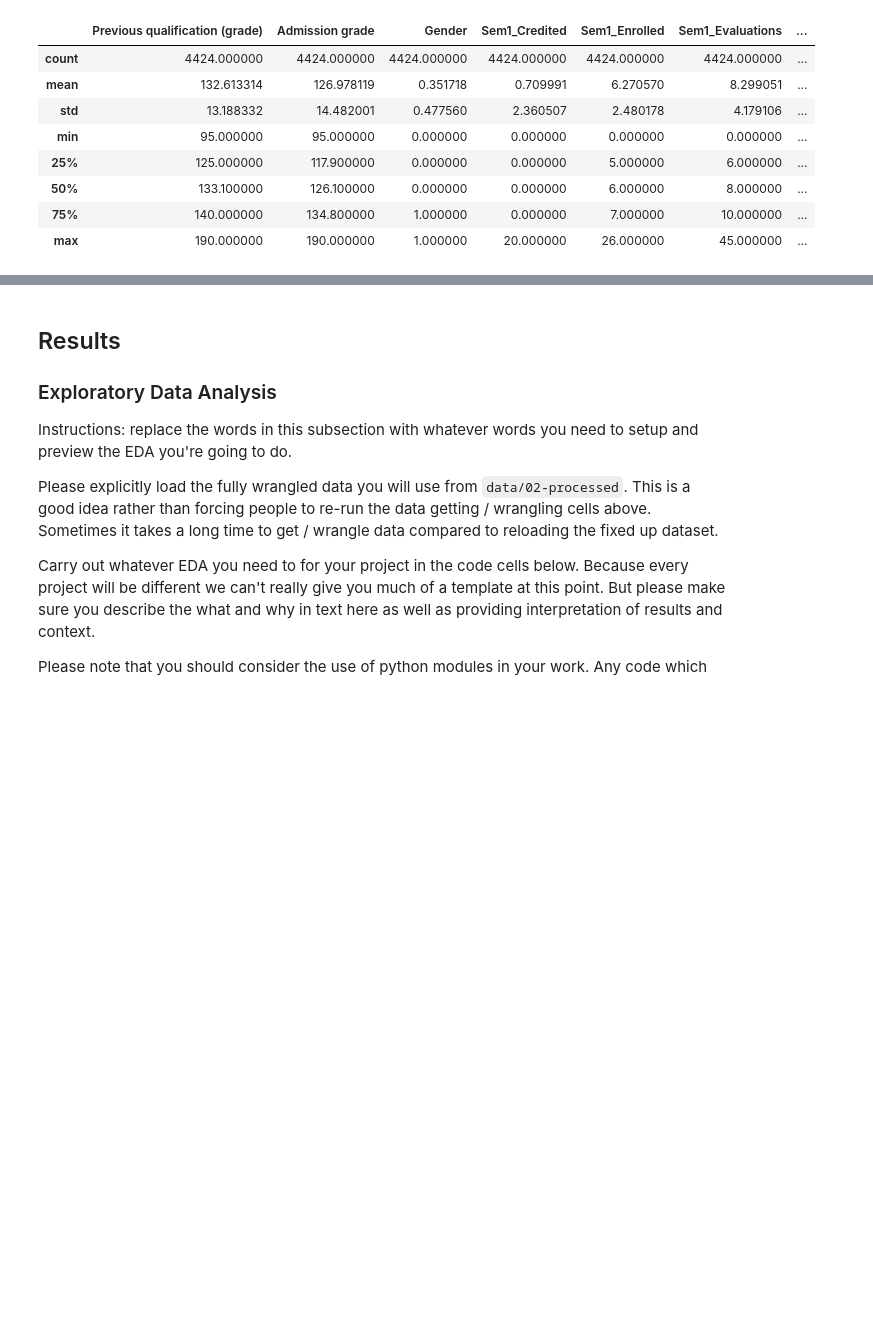
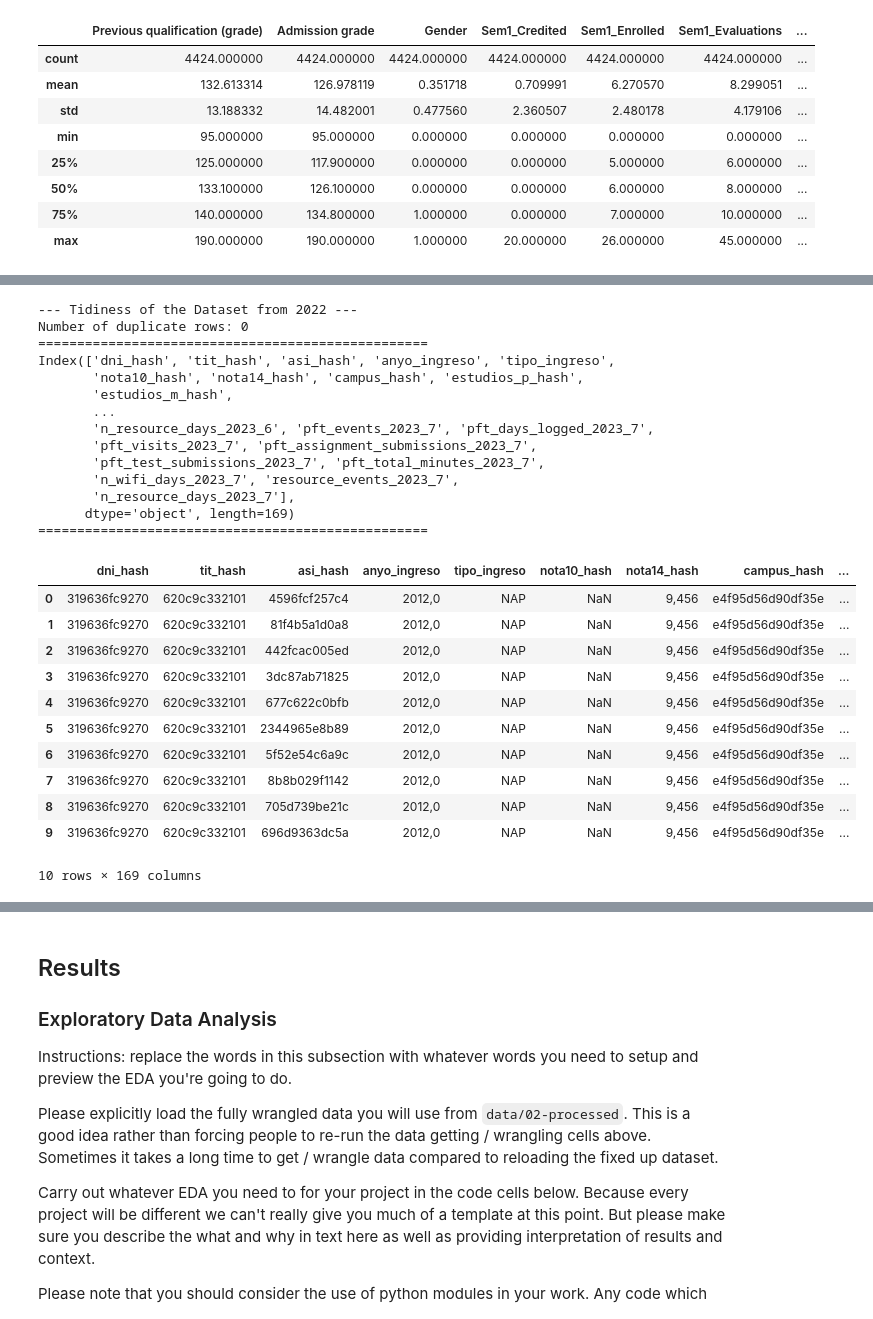
Before and after one commit to COGS108/Group127_WI26, a Jupyter notebook: 02-EDACheckpoint.ipynb, the cells around one changed output, grey strips where cells are left out. Saved outputs shown, nothing was run; the diff lists cells and outputs as text; code cells hidden in the pictures; blank space fills up the shorter version.

```diff
--- a/02-EDACheckpoint.ipynb
+++ b/02-EDACheckpoint.ipynb
@@ -297,0 +376,29 @@ data1_clean.describe()
+# %%
+tidiness_function(data2_2022, 'Tidiness of the Dataset from 2022')
+# %% [output]
+--- Tidiness of the Dataset from 2022 ---
+Number of duplicate rows: 0
+==================================================
+Index(['dni_hash', 'tit_hash', 'asi_hash', 'anyo_ingreso', 'tipo_ingreso',
+       'nota10_hash', 'nota14_hash', 'campus_hash', 'estudios_p_hash',
+       'estudios_m_hash',
+       ...
+       'n_resource_days_2023_6', 'pft_events_2023_7', 'pft_days_logged_2023_7',
+       'pft_visits_2023_7', 'pft_assignment_submissions_2023_7',
+       'pft_test_submissions_2023_7', 'pft_total_minutes_2023_7',
+       'n_wifi_days_2023_7', 'resource_events_2023_7',
+       'n_resource_days_2023_7'],
+      dtype='object', length=169)
+==================================================
+|  | dni_hash | tit_hash | asi_hash | anyo_ingreso | tipo_ingreso | nota10_hash | nota14_hash | campus_hash | ... |
+| 0 | 319636fc9270 | 620c9c332101 | 4596fcf257c4 | 2012,0 | NAP | NaN | 9,456 | e4f95d56d90df35e | ... |
+| 1 | 319636fc9270 | 620c9c332101 | 81f4b5a1d0a8 | 2012,0 | NAP | NaN | 9,456 | e4f95d56d90df35e | ... |
+| 2 | 319636fc9270 | 620c9c332101 | 442fcac005ed | 2012,0 | NAP | NaN | 9,456 | e4f95d56d90df35e | ... |
+| 3 | 319636fc9270 | 620c9c332101 | 3dc87ab71825 | 2012,0 | NAP | NaN | 9,456 | e4f95d56d90df35e | ... |
+| 4 | 319636fc9270 | 620c9c332101 | 677c622c0bfb | 2012,0 | NAP | NaN | 9,456 | e4f95d56d90df35e | ... |
+| 5 | 319636fc9270 | 620c9c332101 | 2344965e8b89 | 2012,0 | NAP | NaN | 9,456 | e4f95d56d90df35e | ... |
+| 6 | 319636fc9270 | 620c9c332101 | 5f52e54c6a9c | 2012,0 | NAP | NaN | 9,456 | e4f95d56d90df35e | ... |
+| 7 | 319636fc9270 | 620c9c332101 | 8b8b029f1142 | 2012,0 | NAP | NaN | 9,456 | e4f95d56d90df35e | ... |
+| 8 | 319636fc9270 | 620c9c332101 | 705d739be21c | 2012,0 | NAP | NaN | 9,456 | e4f95d56d90df35e | ... |
+| 9 | 319636fc9270 | 620c9c332101 | 696d9363dc5a | 2012,0 | NAP | NaN | 9,456 | e4f95d56d90df35e | ... |
+10 rows × 169 columns
```
Also changed, not shown: parts of 20 cells of this notebook.
